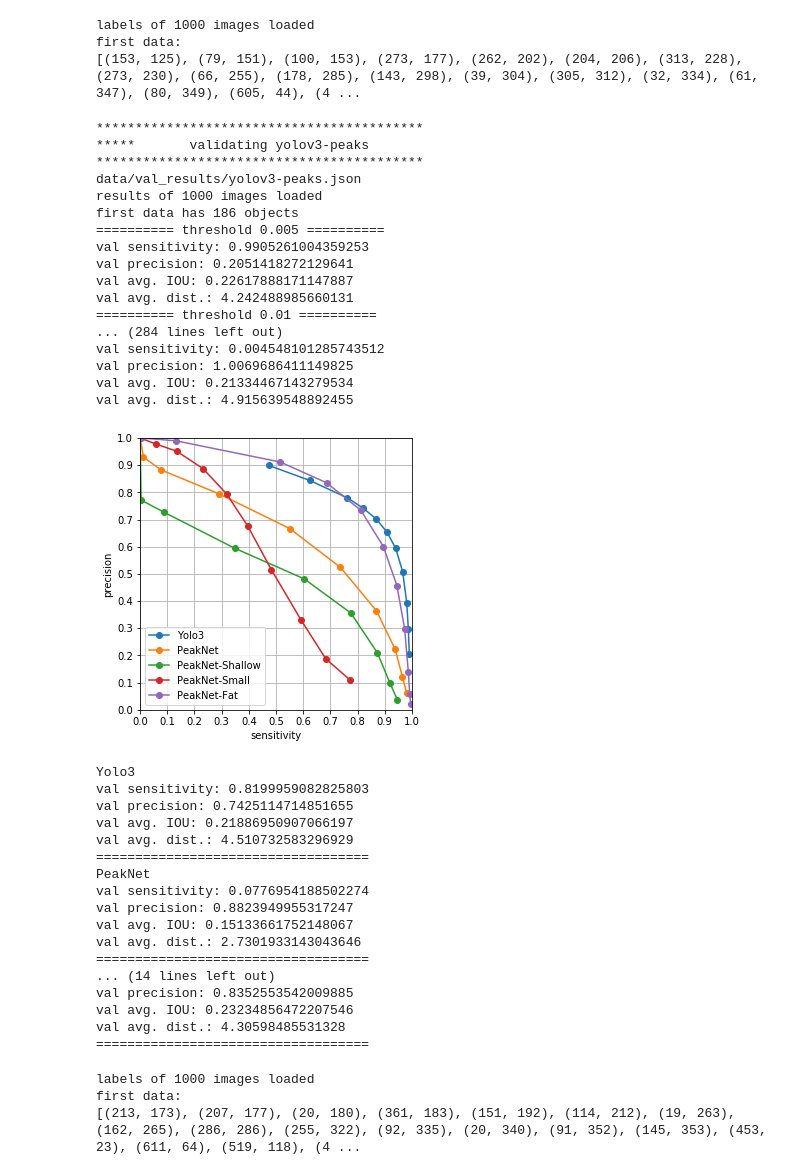
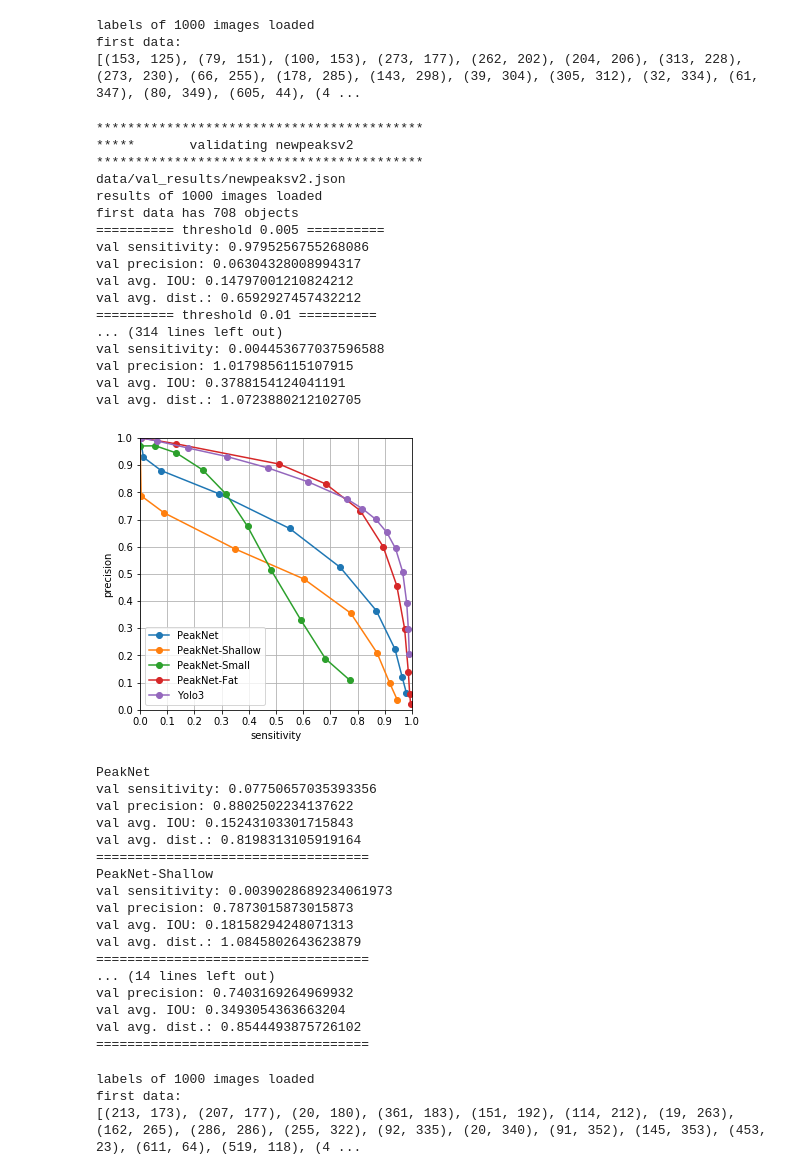
Before and after one commit to leeneil/peaknet, a Jupyter notebook: val_analysis_offline.ipynb, the cells around one changed output. Cells and saved outputs as stored; diff of their text form; code cells hidden in the pictures.

Commit message:
new results after bug fixed

```diff
--- a/val_analysis_offline.ipynb
+++ b/val_analysis_offline.ipynb
@@ -16,9 +16,9 @@ first data:
 [(153, 125), (79, 151), (100, 153), (273, 177), (262, 202), (204, 206), (313, 228), (273, 230), (66, 255), (178, 285), (143, 298), (39, 304), (305, 312), (32, 334), (61, 347), (80, 349), (605, 44), (4 ...
 # %%
 resultPath = "data/val_results/"
-archs = ["yolov3-peaks", "newpeaksv2", "newpeaksv3","newpeaksv4", "newpeaksv5"]
+archs = ["newpeaksv2", "newpeaksv3","newpeaksv4", "newpeaksv5", "yolov3-peaks"]
 
-threshs = [0.005, 0.01, 0.02, 0.05, 0.10, 0.15, 0.20, 0.25, 0.3, 0.4, 0.5]
+threshs = [0.005, 0.01, 0.02, 0.05, 0.10, 0.15, 0.20, 0.25, 0.3, 0.4, 0.5, 0.6, 0.7, 0.8, 0.9]
 pre_vs_sen = {}
 
 for arch in archs:
@@ -42,52 +42,52 @@ for arch in archs:
             break
 # %% [output]
 ******************************************
-*****       validating yolov3-peaks
+*****       validating newpeaksv2
 ******************************************
-data/val_results/yolov3-peaks.json
+data/val_results/newpeaksv2.json
 results of 1000 images loaded
-first data has 186 objects
+first data has 708 objects
 ========== threshold 0.005 ==========
-val sensitivity: 0.9905261004359253
-val precision: 0.2051418272129641
-val avg. IOU: 0.22617888171147887
-val avg. dist.: 4.242488985660131
+val sensitivity: 0.9795256755268086
+val precision: 0.06304328008994317
+val avg. IOU: 0.14797001210824212
+val avg. dist.: 0.6592927457432212
 ========== threshold 0.01 ==========
-... (284 lines left out)
-val sensitivity: 0.004548101285743512
-val precision: 1.0069686411149825
-val avg. IOU: 0.21334467143279534
-val avg. dist.: 4.915639548892455
+... (314 lines left out)
+val sensitivity: 0.004453677037596588
+val precision: 1.0179856115107915
+val avg. IOU: 0.3788154124041191
+val avg. dist.: 1.0723880212102705
 # %%
-official_names = {"yolov3-peaks":"Yolo3", "newpeaksv2":"PeakNet", "newpeaksv3":"PeakNet-Shallow",
-                  "newpeaksv4":"PeakNet-Small", "newpeaksv5":"PeakNet-Fat"}
+official_names = {"newpeaksv2":"PeakNet", "newpeaksv3":"PeakNet-Shallow", "newpeaksv4":"PeakNet-Small",
+                  "newpeaksv5":"PeakNet-Fat", "yolov3-peaks":"Yolo3"}
 
 fig, ax = plt.subplots(1)
 for arch in archs:
     x = []
     y = []
     for thresh in threshs:
         sen, pre, _, _ = pre_vs_sen[ (arch, thresh) ]
         if sen != -1:
             x.append( min([sen, 1]) )
             y.append( min([pre, 1]) )
         else:
             break
     plt.plot( x, y, '-o', label=official_names[arch] )
 plt.legend()
 plt.xlabel('sensitivity')
 plt.ylabel('precision')
 ax.set_xlim([0, 1])
 ax.set_ylim([0, 1])
 ax.set_xticks([0, 0.1, 0.2, 0.3, 0.4, 0.5, 0.6, 0.7, 0.8, 0.9, 1])
 ax.set_yticks([0, 0.1, 0.2, 0.3, 0.4, 0.5, 0.6, 0.7, 0.8, 0.9, 1])
 ax.grid(True)
 ax.set_aspect('equal')
 fig.set_size_inches(5, 5)
 plt.savefig('output/val_arch_comp.png', bbox_inches='tight', dpi=300)
 plt.show()
 # %% [output]
-[figure, old version]
+[figure, new version]
 # %%
 thresh = 0.25
 
@@ -100,22 +100,22 @@ for arch in archs:
     print('val avg. dist.:', val_dist)
     print("===================================")
 # %% [output]
-Yolo3
-val sensitivity: 0.8199959082825803
-val precision: 0.7425114714851655
-val avg. IOU: 0.21886950907066197
-val avg. dist.: 4.510732583296929
+PeakNet
+val sensitivity: 0.07750657035393356
+val precision: 0.8802502234137622
+val avg. IOU: 0.15243103301715843
+val avg. dist.: 0.8198313105919164
 ===================================
-PeakNet
-val sensitivity: 0.0776954188502274
-val precision: 0.8823949955317247
-val avg. IOU: 0.15133661752148067
-val avg. dist.: 2.7301933143043646
+PeakNet-Shallow
+val sensitivity: 0.0039028689234061973
+val precision: 0.7873015873015873
+val avg. IOU: 0.18158294248071313
+val avg. dist.: 1.0845802643623879
 ===================================
 ... (14 lines left out)
-val precision: 0.8352553542009885
-val avg. IOU: 0.23234856472207546
-val avg. dist.: 4.30598485531328
+val precision: 0.7403169264969932
+val avg. IOU: 0.3493054363663204
+val avg. dist.: 0.8544493875726102
 ===================================
 # %%
 test_labels = loadLabels("data/test_labels/", 1000)
```
Also changed, not shown: parts of 1 cell of this notebook.
